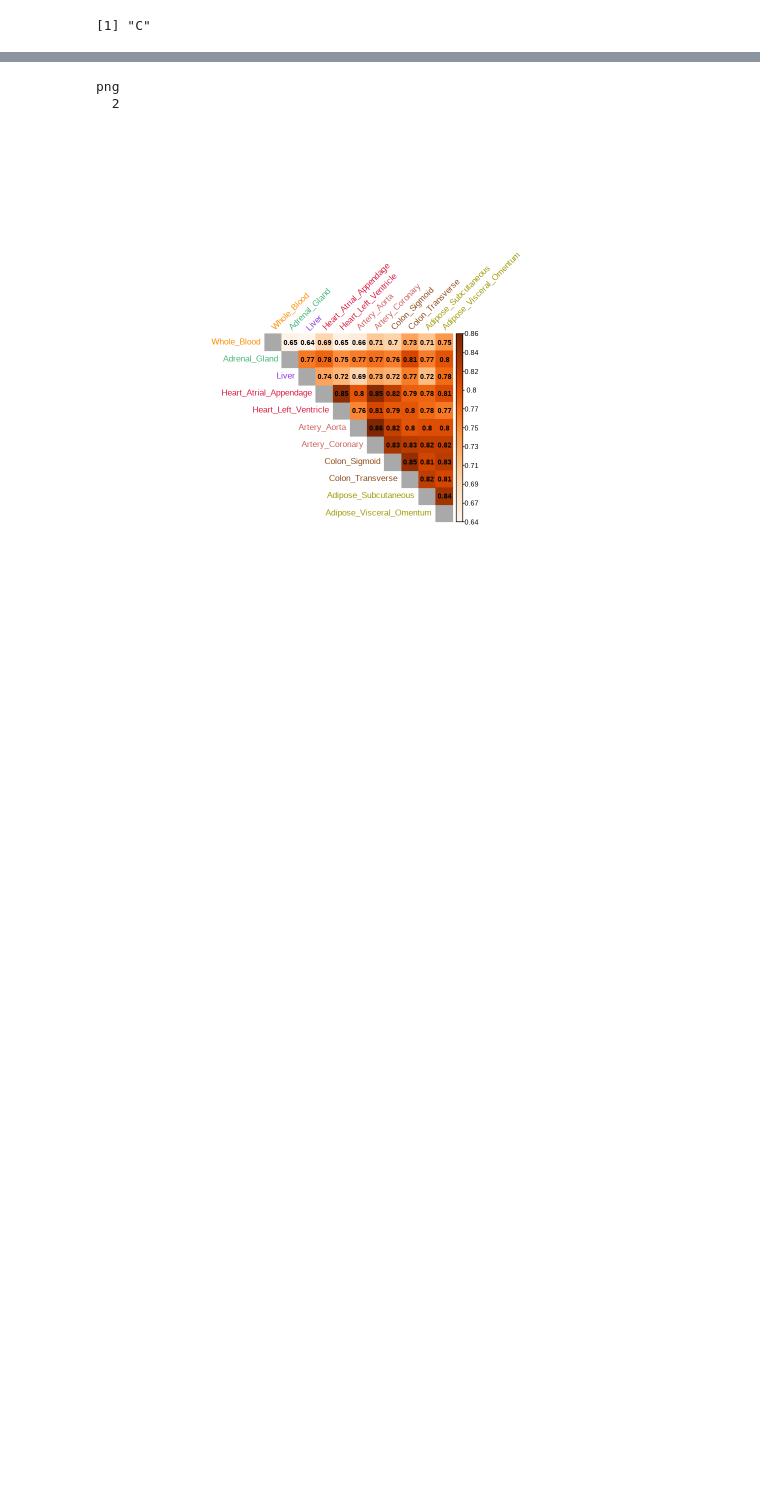
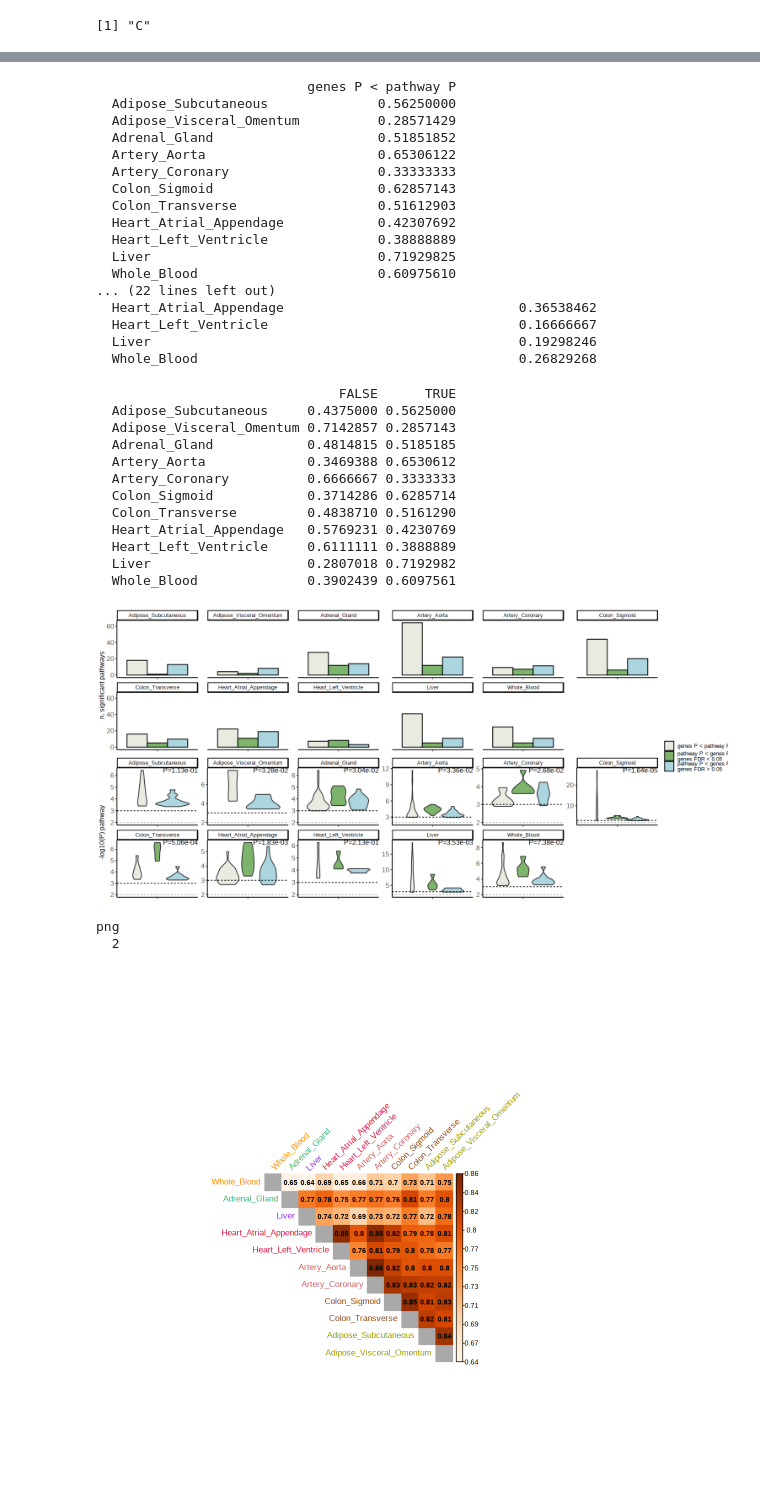
Before and after one commit to zillerlab/CASTom-iGEx, a Jupyter notebook: Figure_CASTom-iGEx_paper/CAD_part1/Fig1-S5-S6_TableS3-S4.ipynb, the cells around one changed output, grey strips where cells are left out. Drawn from its saved outputs; the diff is of its cells as text; code cells hidden in the pictures; blank space fills up the shorter version.

```diff
--- a/Figure_CASTom-iGEx_paper/CAD_part1/Fig1-S5-S6_TableS3-S4.ipynb
+++ b/Figure_CASTom-iGEx_paper/CAD_part1/Fig1-S5-S6_TableS3-S4.ipynb
@@ -16,6 +16,7 @@ source(functR)
 
 color_file <- 'priler_project/Figures/color_tissues.txt'
 fold <- 'CAD_UKBB/eQTL_PROJECT/OUTPUT_GTEx/predict_CAD/AllTissues/200kb/CAD_GWAS_bin5e-2/UKBB/'
+fold_rep <- 'CAD_UKBB/eQTL_PROJECT/OUTPUT_GTEx/predict_CAD/AllTissues/200kb/CAD_GWAS_bin5e-2/Meta_Analysis_CAD/'
 pheno <- 'CAD_HARD'
 train_fold <- 'CAD_UKBB/eQTL_PROJECT/OUTPUT_GTEx/train_GTEx/'
 type_dat <- 'CAD_HARD-UKBB'
@@ -41,5 +42,14 @@ for(i in 1:length(train_fold)){
   tscore$chrom[tscore$tissue == tissues[i]] <- tmp$chrom
   tscore$TSS_start[tscore$tissue == tissues[i]] <- tmp$TSS_start
 }
+
+# load loci and gwas res
+tscore_loci <- fread(sprintf('%sGeneTscores_CADHARD_annotated.txt', fold), h=T, stringsAsFactors = F, sep = '\t', data.table = F)
+gwas_res <- fread('refData/UKBB.GWAS1KG.EXOME.CAD.SOFT.META.PublicRelease.300517.txt.gz',  h=T, stringsAsFactors = F, sep = '\t', data.table = F)
+colnames(gwas_res)[colnames(gwas_res) == 'p-value_gc'] <- 'p.value_gc'
+gwas_res <- gwas_res[!is.na(gwas_res$chr), ]
+# correct pvalues
+gwas_res$pval_corr <- p.adjust(gwas_res$p.value_gc, method = 'BH')
+gwas_res$chrom <- paste0('chr', gwas_res$chr)
 # %% [output]
 [1] "C"
@@ -45,0 +103,23 @@ for(i in 1:length(train_fold)){
+# %%
+# add replication
+tscore_repl <- fread(sprintf('%stscore_pval_Dx_covCorr.txt', fold_rep), h=T, stringsAsFactors = F, data.table = F)
+rep_df <- data.frame(CardioGram_beta = c(), CardioGram_se_beta =c(), CardioGram_z =c(),
+                    CardioGram_pval =c(), CardioGram_pval_BHcorr =c(), CardioGram_Cochran_stat =c(),
+                    CardioGram_Cochran_pval =c(), CardioGram_model = c(), stringsAsFactors = F)
+
+for(i in 1:nrow(tscore_loci)){
+
+    tmp <- tscore_repl[tscore_repl$ensembl_gene_id == tscore_loci$ensembl_gene_id[i] & tscore_repl$tissue == tscore_loci$tissue[i],]
+    new <- data.frame(CardioGram_beta = tmp$Dx_beta, CardioGram_se_beta =tmp$Dx_se_beta, CardioGram_z =tmp$Dx_z,
+                    CardioGram_pval =tmp$Dx_pval, CardioGram_pval_BHcorr =tmp$Dx_pval_BHcorr,
+                      CardioGram_Cochran_stat =tmp$Dx_Cochran_stat,
+                    CardioGram_Cochran_pval =tmp$Dx_Cochran_pval, CardioGram_model = tmp$Dx_model,  stringsAsFactors = F)
+    rep_df <- rbind(rep_df,new)
+}
+tscore_complete <- cbind(tscore_loci, rep_df)
+tscore_complete$replicated <- NA
+tscore_complete$replicated <- sign(tscore_complete$CAD_HARD_z_t * tscore_complete$CardioGram_z)==1
+table(tscore_complete$replicated, !tscore_complete$best_GWAS_signBH)
+# save
+write.table(tscore_complete, file = sprintf('%sGeneTscores_CADHARD_annotated_intGWAS_withReplication.txt',out_fold),
+           col.names = T, row.names= F, sep = '\t', quote = F)
@@ -45,0 +246,13 @@ for(i in 1:length(train_fold)){
+# %%
+# tissue specific
+options(repr.plot.width = 15, repr.plot.height = 7, repr.plot.res = 100)
+
+pl_npath <- plot_classPath(path_sign = path_complete, gene_tot = tscore, id_pval = 13, id_pval_gene = 8, pval_FDR = pval_FDR,
+               fold = paste0(out_fold, '/tissueSpec_'), pheno = pheno, tissue_type = 'specific', width_pl = 13, height_pl = 7)
+
+pl_npath$pl
+# number/percentage of pathway class per tissue
+table(pl_npath$df$tissue, pl_npath$df$class)
+table(pl_npath$df$tissue, pl_npath$df$class)/rowSums(table(pl_npath$df$tissue, pl_npath$df$class))
+table(pl_npath$df$tissue, pl_npath$df$class == 'genes P < pathway P')/rowSums(table(pl_npath$df$tissue, pl_npath$df$class == 'genes P < pathway P'))
+# %% [output]
@@ -46,3 +276,33 @@ for(i in 1:length(train_fold)){
+                           genes P < pathway P
+  Adipose_Subcutaneous              0.56250000
+  Adipose_Visceral_Omentum          0.28571429
+  Adrenal_Gland                     0.51851852
+  Artery_Aorta                      0.65306122
+  Artery_Coronary                   0.33333333
+  Colon_Sigmoid                     0.62857143
+  Colon_Transverse                  0.51612903
+  Heart_Atrial_Appendage            0.42307692
+  Heart_Left_Ventricle              0.38888889
+  Liver                             0.71929825
+  Whole_Blood                       0.60975610
+... (22 lines left out)
+  Heart_Atrial_Appendage                              0.36538462
+  Heart_Left_Ventricle                                0.16666667
+  Liver                                               0.19298246
+  Whole_Blood                                         0.26829268
+                               FALSE      TRUE
+  Adipose_Subcutaneous     0.4375000 0.5625000
+  Adipose_Visceral_Omentum 0.7142857 0.2857143
+  Adrenal_Gland            0.4814815 0.5185185
+  Artery_Aorta             0.3469388 0.6530612
+  Artery_Coronary          0.6666667 0.3333333
+  Colon_Sigmoid            0.3714286 0.6285714
+  Colon_Transverse         0.4838710 0.5161290
+  Heart_Atrial_Appendage   0.5769231 0.4230769
+  Heart_Left_Ventricle     0.6111111 0.3888889
+  Liver                    0.2807018 0.7192982
+  Whole_Blood              0.3902439 0.6097561
+[figure, added]
 # %%
 ###########################################################
 ### spearman correlation and Jaccard index shared genes ###
```
Also changed, not shown: parts of 9 cells of this notebook, 29 other files.
